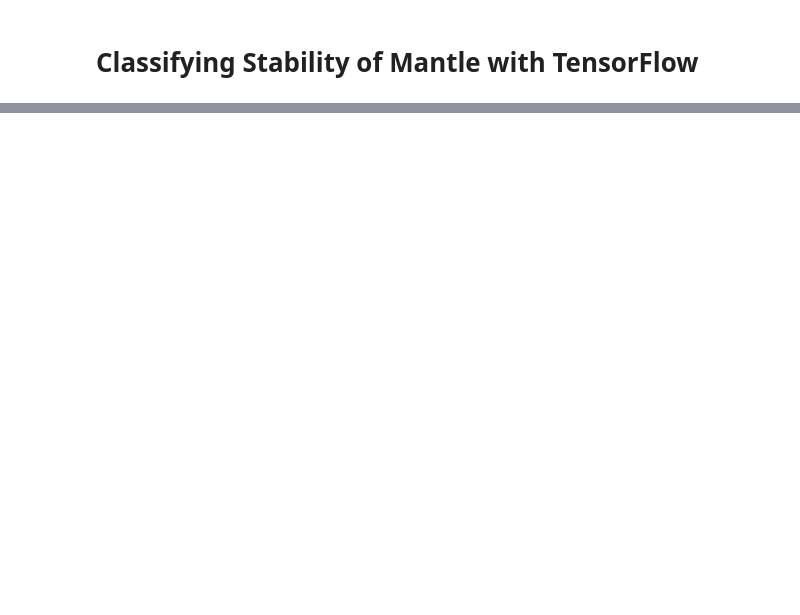
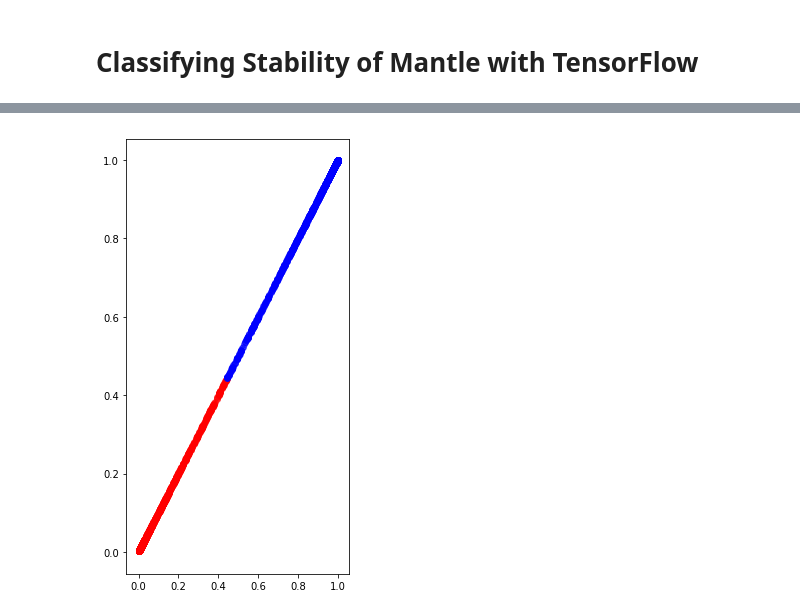
Before and after one commit to MrXiaoXiao/DLiES, a Jupyter notebook: Lecture1/codes/ClassifyingStabilityOfMantleWithTF.ipynb, the cells around one changed output, grey strips where cells are left out. Saved outputs shown, nothing was run; the diff lists cells and outputs as text; code cells hidden in the pictures; blank space fills up the shorter version.

```diff
--- a/Lecture1/codes/ClassifyingStabilityOfMantleWithTF.ipynb
+++ b/Lecture1/codes/ClassifyingStabilityOfMantleWithTF.ipynb
@@ -164,0 +230,25 @@ Accuracy: 0.9649959802627563
+# %%
+#visualize model
+plt.figure(figsize=(4,8))
+x_pred_stable = []
+y_pred_stable = []
+x_pred_unstable = []
+y_pred_unstable = []
+
+represent_layer = inference(input_tensor=input_tensor, return_represent_layer = True, reuse = True)
+
+represent_out = sess.run(represent_layer,{input_tensor: test_set['input']})
+for idx in range(min(len(test_set['input']),10000)):
+    map_x = represent_out[idx,0]
+    map_y = represent_out[idx,1]
+    if np.argmax(test_pred[idx])==0:
+        x_pred_stable.append(map_x)
+        y_pred_stable.append(map_y)
+    else:
+        x_pred_unstable.append(map_x)
+        y_pred_unstable.append(map_y)
+plt.scatter(x_pred_stable,y_pred_stable,color='r',alpha=0.5)
+plt.scatter(x_pred_unstable,y_pred_unstable,color='b',alpha=0.5)
+plt.show()
+# %% [output]
+[figure, added]
```
Also changed, not shown: parts of 16 cells of this notebook, 1 other file.
